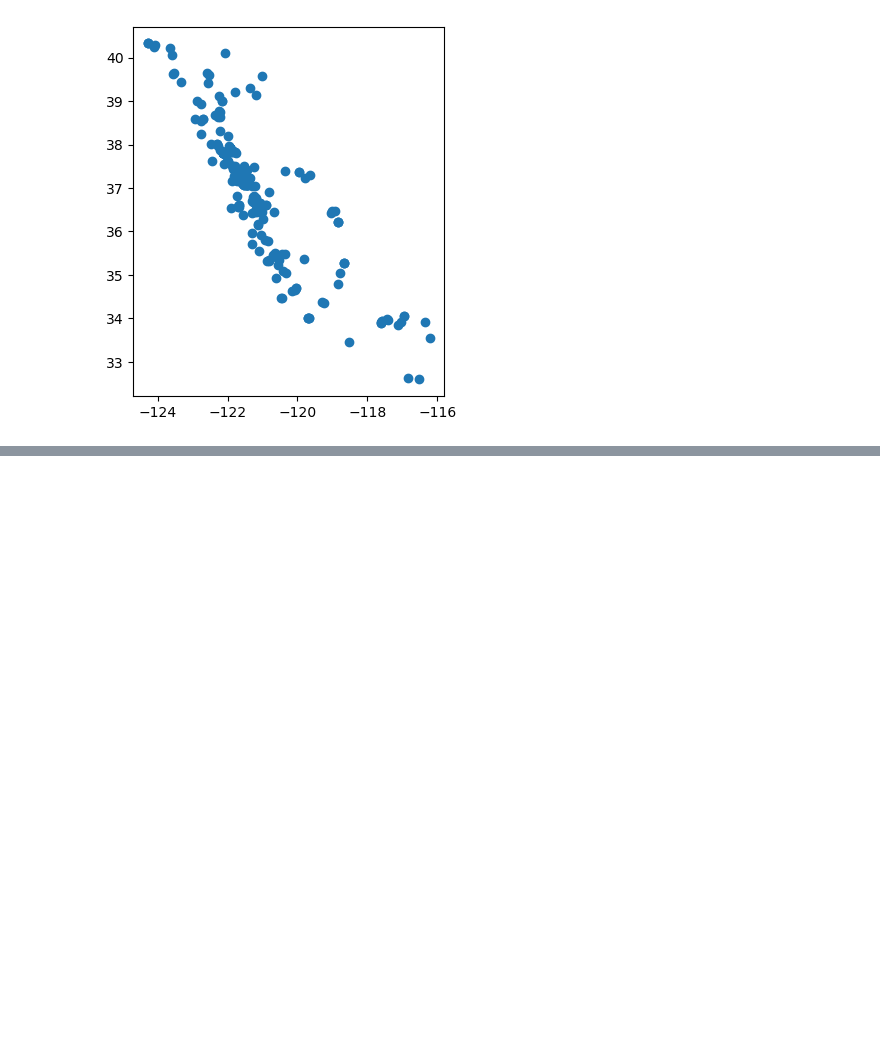
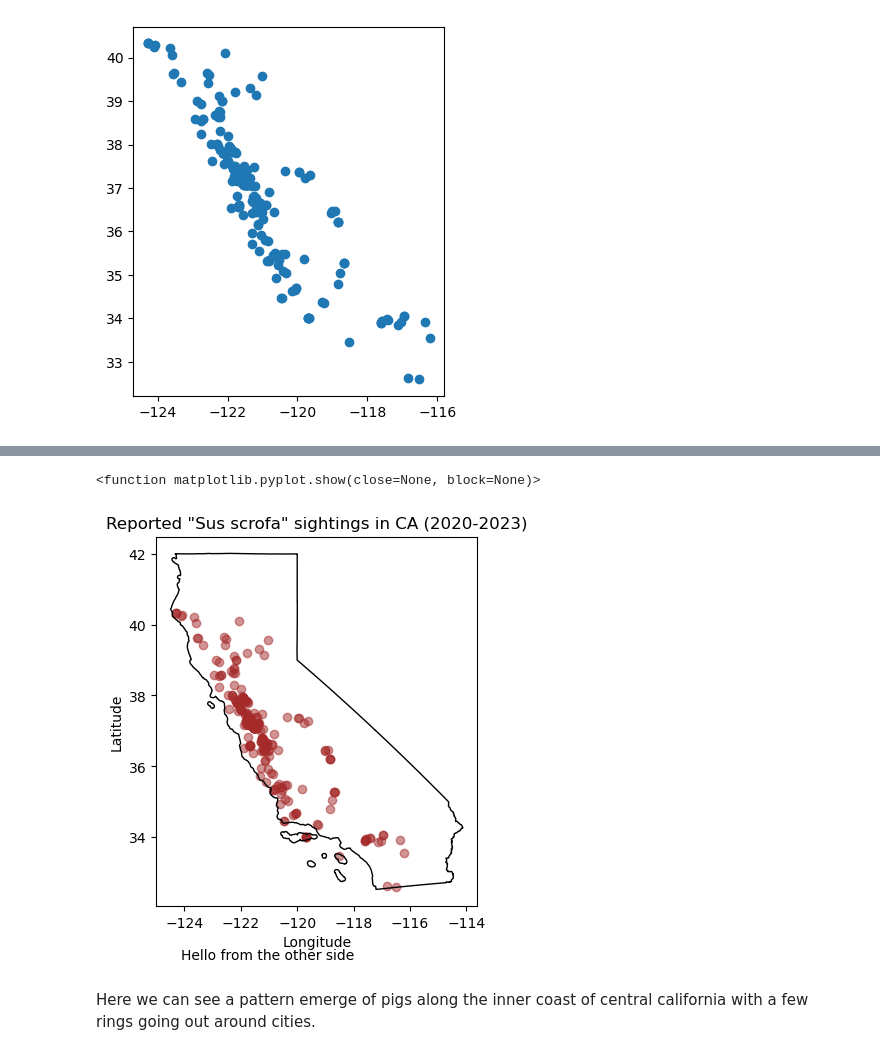
Before and after one commit to lucianbluescher/eds220-2025-in-class., a Jupyter notebook: week4-geopandas.ipynb, the cells around one changed output, grey strips where cells are left out. Saved outputs shown, nothing was run; the diff lists cells and outputs as text; code cells hidden in the pictures; blank space fills up the shorter version.

```diff
--- a/week4-geopandas.ipynb
+++ b/week4-geopandas.ipynb
@@ -152,0 +196,29 @@ pigs_recent.plot()
+# %%
+# Initliaze empty figure and axis
+fig, ax = plt.subplots()
+
+# Add pigs pont plot to our figs axis
+pigs_recent.plot(ax=ax, # Add plot to axis
+                 alpha = 0.5, # Adjust transparency
+                 color = 'brown' # Update Color
+                 )
+# Add CA boundary
+ca_boundary.plot(ax=ax,
+                 facecolor = 'none',
+                 edgecolor = 'black',
+                 )
+# Update Axis
+ax.set_title('Reported "Sus scrofa" sightings in CA (2020-2023)')
+ax.set_xlabel('Longitude')
+ax.set_ylabel('Latitude')
+
+fig.text(0.3, 0,
+         'Hello from the other side')
+
+# Show plot
+plt.show
+# %% [output]
+<function matplotlib.pyplot.show(close=None, block=None)>
+[figure, added]
+# %% [markdown]
+Here we can see a pattern emerge of pigs along the inner coast of central california with a few rings going out around cities.
```
Also changed, not shown: parts of 5 cells of this notebook.
